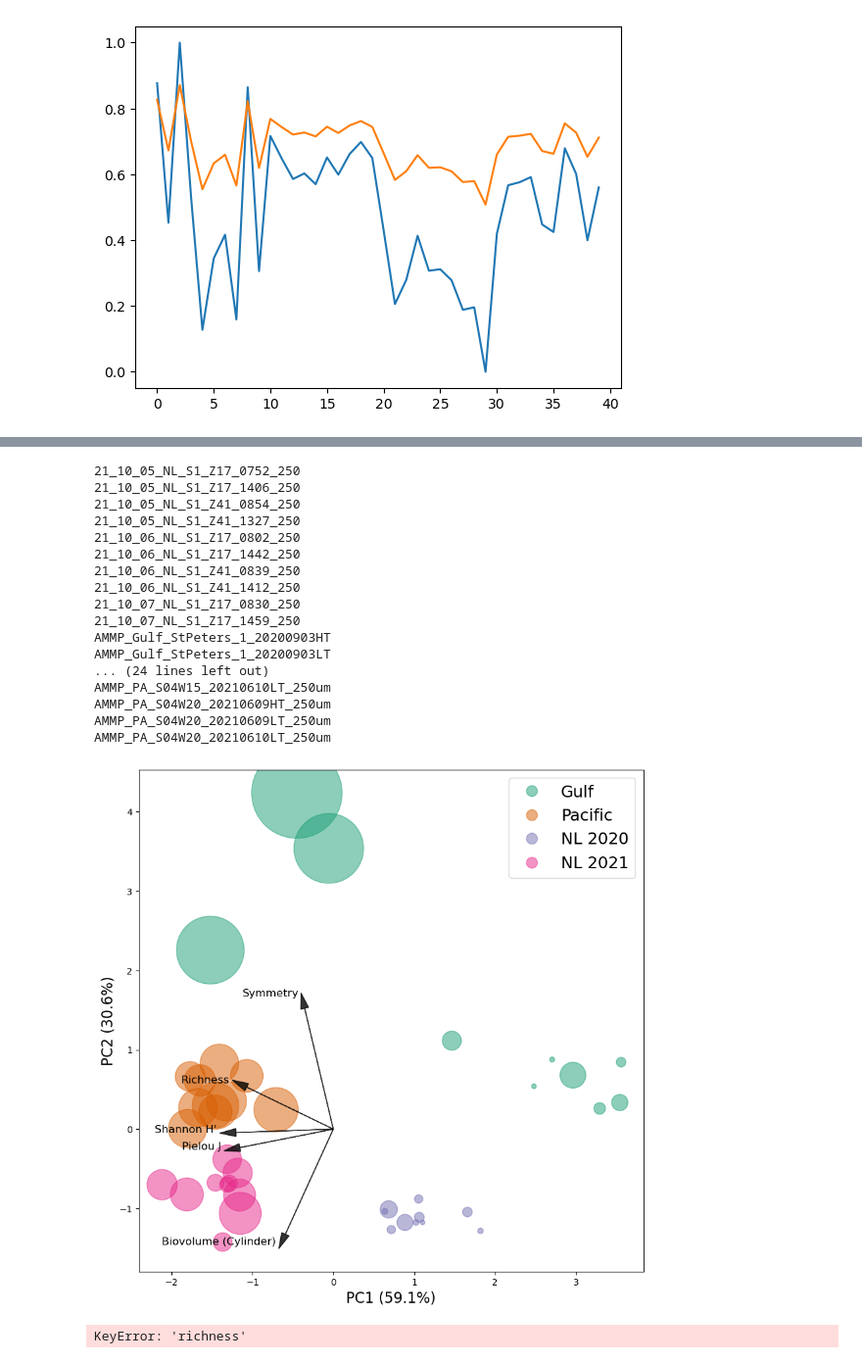
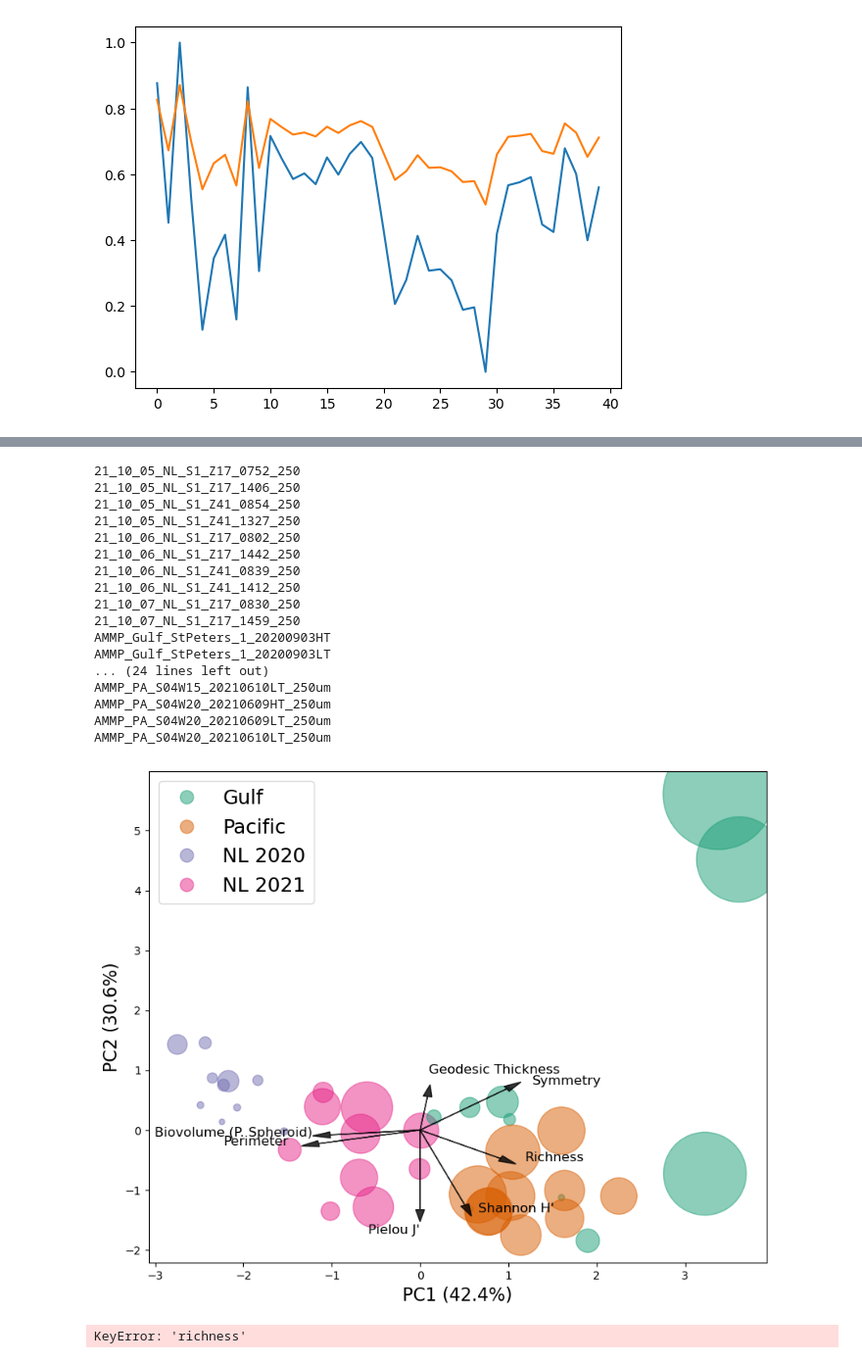
Before and after one commit to AnaisLacoursiereRoussel/AMP_code, a Jupyter notebook: CreatureFeatures.ipynb, the cells around one changed output, grey strips where cells are left out. Shown at 98% size. Cells and saved outputs as stored; diff of their text form; code cells hidden in the pictures.

```diff
--- a/CreatureFeatures.ipynb
+++ b/CreatureFeatures.ipynb
@@ -840,3 +846,5 @@ final_feature_df
 | 38 | AMMP_PA_S04W20_20210609LT_250um | Pacific | 155269.001768 | 156707.886464 | 2.436109e+07 | 7.638917e+07 | ... |
 | 39 | AMMP_PA_S04W20_20210610LT_250um | Pacific | 161275.298172 | 163027.045681 | 2.283707e+07 | 8.256129e+07 | ... |
 40 rows × 24 columns
+# %%
+reversed_gulf_sample_replace_dict = {v: k for k, v in gulf_sample_replace_dict.items()}
@@ -842,0 +862,18 @@ final_feature_df
+# %%
+final_feature_df.drop('Richness', axis=1, inplace=True)
+final_feature_df.drop('Shannon H\'', axis=1, inplace=True)
+final_feature_df.drop('Shannon H \'', axis=1, inplace=True)
+final_feature_df.drop('Pielou J\'', axis=1, inplace=True)
+final_feature_df.drop('Pielou J \'', axis=1, inplace=True)
+# %%
+
+for i, row in final_feature_df.iterrows():
+    if 'Gulf' in row['sample']:
+        final_feature_df.loc[i, 'Richness'] = ci_rf_richness[reversed_gulf_sample_replace_dict[row['sample']]]
+        final_feature_df.loc[i, 'Shannon H\''] = ci_rf_shannon[reversed_gulf_sample_replace_dict[row['sample']]]
+        final_feature_df.loc[i, 'Pielou J\''] = ci_rf_pielou[reversed_gulf_sample_replace_dict[row['sample']]]
+    else:
+        final_feature_df.loc[i, 'Richness'] = ci_rf_richness[row['sample']]
+        final_feature_df.loc[i, 'Shannon H\''] = ci_rf_shannon[row['sample']]
+        final_feature_df.loc[i, 'Pielou J\''] = ci_rf_pielou[row['sample']]
+final_feature_df
@@ -892,5 +959,5 @@ plt.show()
 # %%
-included_measures = ['Symmetry', 'Richness', 'Shannon H\'', 'Pielou J', 'Biovolume (Cylinder)']
+included_measures = ['Symmetry', 'Richness', 'Shannon H\'', 'Pielou J\'', 'Biovolume (P. Spheroid)', 'Geodesic Thickness', 'Perimeter']
 sampleRegionDict = {}
 for i, row in final_feature_df.iterrows():
     sampleRegionDict[row['sample']] = row['regionYear']
@@ -977,7 +1044,7 @@ print(np.sum(explained_variance_ratio))
 import matplotlib.lines as mlines
 regionMarkers = {'Pacific': 'd', 'Gulf':'o', 'NL 2020': '^', 'NL 2021': 's'}
 regionColors = {'Pacific': '#d95f02', 'Gulf':'#1b9e77', 'NL 2020': '#7570b3', 'NL 2021': '#e7298a'}
-fig, axes = plt.subplots(figsize=(10, 10))
+fig, axes = plt.subplots(figsize=(10, 8))
 for c, coord in enumerate(coords):
     sampleName = classes[c]
     print(sampleName)
@@ -995,39 +1062,51 @@ component_coords = zip(pca.components_[0], pca.components_[1])
 for c, component_coord in enumerate(component_coords):
     multiplier = 2.1
     plt.arrow(0, 0, component_coord[0] * multiplier, component_coord[1] * multiplier, color='black', alpha=0.8, head_width=0.1, head_length=0.2)
-    plt.text(component_coord[0] * multiplier * 1.2, component_coord[1] * multiplier * 1.1,
+    if features[c] == 'Biovolume (P. Spheroid)' or features[c] == 'Pielou J\'':
+        plt.text(component_coord[0] * multiplier * 1.2, component_coord[1] * multiplier * 1.3,
              features[c], color='black', fontsize=12,
             horizontalalignment='right' if component_coord[0] < 0 else 'left')
+        continue
+    if features[c] == 'Geodesic Thickness':
+        plt.text(component_coord[0] * multiplier * 1.2, component_coord[1] * multiplier * 1.7,
+             features[c], color='black', fontsize=12,
+            horizontalalignment='right' if component_coord[0] < 0 else 'left')
+        continue
+    plt.text(component_coord[0] * multiplier * 1.3, component_coord[1] * multiplier * 1.1,
+             features[c], color='black', fontsize=12,
+            horizontalalignment='right' if component_coord[0] < 0 else 'left')
+
 # Create custom legend handles with markers
 marker1 = mlines.Line2D([], [], color=regionColors['Gulf'], marker='o', markersize=12, linestyle='', alpha=0.5, label='Gulf')  # Custom circle marker for Series 1
 marker2 = mlines.Line2D([], [], color=regionColors['Pacific'], marker='o', markersize=12, linestyle='', alpha=0.5, label='Pacific')   # Custom square marker for Series 2
 marker3 = mlines.Line2D([], [], color=regionColors['NL 2020'], marker='o', markersize=12, linestyle='', alpha=0.5, label='NL 2020')  # Custom circle marker for Series 1
 marker4 = mlines.Line2D([], [], color=regionColors['NL 2021'], marker='o', markersize=12, linestyle='', alpha=0.5, label='NL 2021')   # Custom square marker for Series 2
 # Add the custom legend to the plot
 plt.legend(handles=[marker1, marker2, marker3, marker4], fontsize=18)
 plt.xlabel(f"PC1 ({round(explained_variance_ratio[0] * 100, 1)}%)", fontsize=16)
 plt.ylabel(f"PC2 ({round(explained_variance_ratio[1] * 100, 1)}%)", fontsize=16)
+# plt.xlim([-2.8, 4])
 plt.show()
 plt.close()
 # %% [output]
 21_10_05_NL_S1_Z17_0752_250
 21_10_05_NL_S1_Z17_1406_250
 21_10_05_NL_S1_Z41_0854_250
 21_10_05_NL_S1_Z41_1327_250
 21_10_06_NL_S1_Z17_0802_250
 21_10_06_NL_S1_Z17_1442_250
 21_10_06_NL_S1_Z41_0839_250
 21_10_06_NL_S1_Z41_1412_250
 21_10_07_NL_S1_Z17_0830_250
 21_10_07_NL_S1_Z17_1459_250
 AMMP_Gulf_StPeters_1_20200903HT
 AMMP_Gulf_StPeters_1_20200903LT
 ... (24 lines left out)
 AMMP_PA_S04W15_20210610LT_250um
 AMMP_PA_S04W20_20210609HT_250um
 AMMP_PA_S04W20_20210609LT_250um
 AMMP_PA_S04W20_20210610LT_250um
-[figure, old version]
+[figure, new version]
 # %%
 xaxis = 'richness'
 yaxis = 'Symmetry'
```
Also changed, not shown: parts of 25 cells of this notebook, 8 other files.
